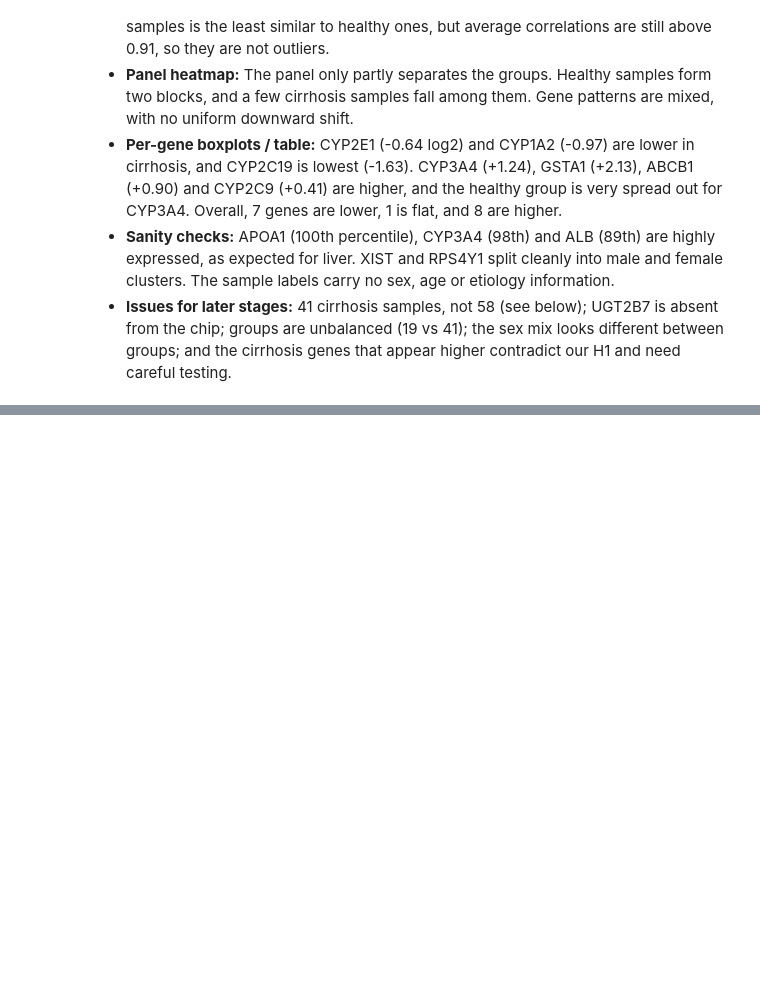
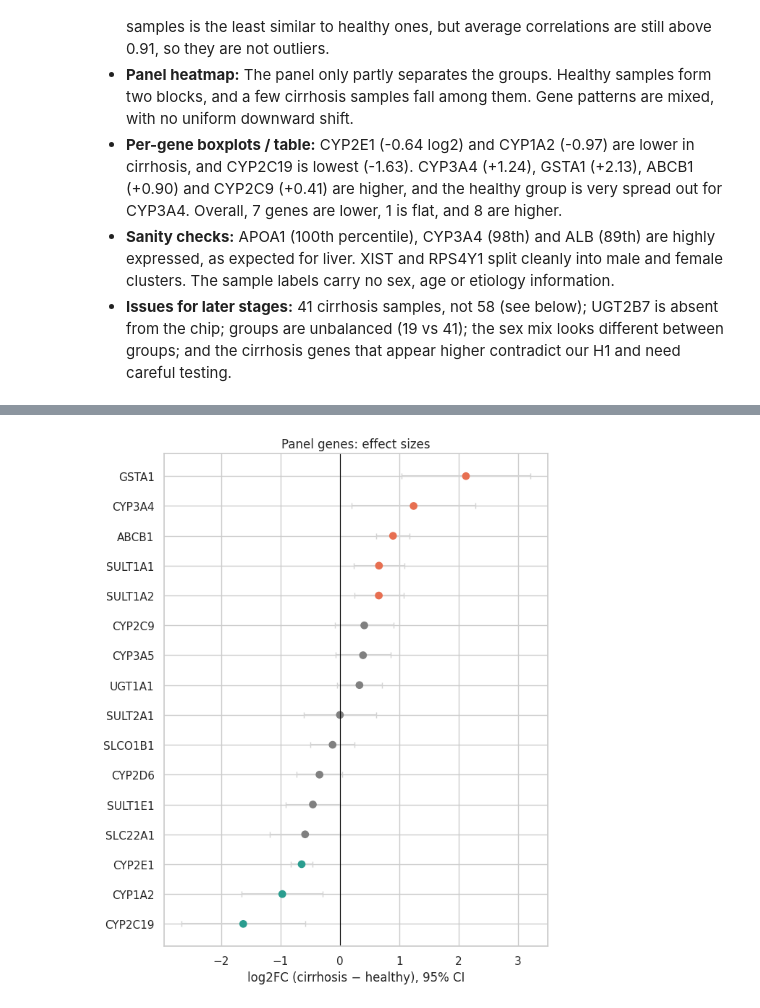
Before and after one commit to Jimmy-szn/cirrhosis-cyp-expression, a Jupyter notebook: notebooks/main.ipynb, the cells around one changed output, grey strips where cells are left out. Cells and saved outputs as stored; diff of their text form; code cells hidden in the pictures; blank space fills up the shorter version.

```diff
--- a/notebooks/main.ipynb
+++ b/notebooks/main.ipynb
@@ -642,0 +725,18 @@ Name: count, dtype: int64
+# %%
+panel_res = de_res.loc[eda_found].copy()
+panel_res["padj_panel_only"] = stats.false_discovery_control(panel_res.pvalue.to_numpy(), method="bh")
+panel_res["padj_H1_lower"] = stats.false_discovery_control(panel_res.p_lower.to_numpy(), method="bh")
+
+# non-parametric robustness check
+panel_res["p_mannwhitney"] = [
+    stats.mannwhitneyu(de_expr.loc[g, c_ids], de_expr.loc[g, h_ids], alternative="two-sided").pvalue
+    for g in panel_res.index]
+
+panel_res["supports_H1"] = (panel_res.log2FC < 0) & (panel_res.padj < ALPHA)
+cols = ["mean_healthy","mean_cirrhosis","log2FC","CI_low","CI_high","hedges_g",
+        "pvalue","padj","padj_H1_lower","p_mannwhitney","direction","supports_H1"]
+panel_tbl = panel_res[cols].sort_values("log2FC")
+display(panel_tbl.round(4))
+
+print(panel_tbl.direction.value_counts())
+print(f"H1 supported (significantly lower) in {panel_tbl.supports_H1.sum()} of {len(panel_tbl)} panel genes")
@@ -642,0 +790,13 @@ Name: count, dtype: int64
+# %%
+pt = panel_tbl.sort_values("log2FC")
+fig, ax = plt.subplots(figsize=(6.5, 0.4 * len(pt) + 1.5))
+colors = pt.direction.map({"Down in cirrhosis": "#2a9d8f", "Up in cirrhosis": "#e76f51", "NS": "grey"})
+ax.errorbar(pt.log2FC, range(len(pt)), xerr=[pt.log2FC - pt.CI_low, pt.CI_high - pt.log2FC],
+            fmt="none", ecolor="lightgrey", capsize=3, zorder=1)
+ax.scatter(pt.log2FC, range(len(pt)), c=colors, s=45, zorder=2)
+ax.axvline(0, c="black", lw=0.8)
+ax.set_yticks(range(len(pt))); ax.set_yticklabels(pt.index)
+ax.set_xlabel("log2FC (cirrhosis − healthy), 95% CI"); ax.set_title("Panel genes: effect sizes")
+plt.tight_layout(); plt.savefig(EDA_FIG / "de2_panel_forest.png", dpi=150); plt.show()
+# %% [output]
+[figure, added]
```
Also changed, not shown: parts of 19 cells of this notebook.
